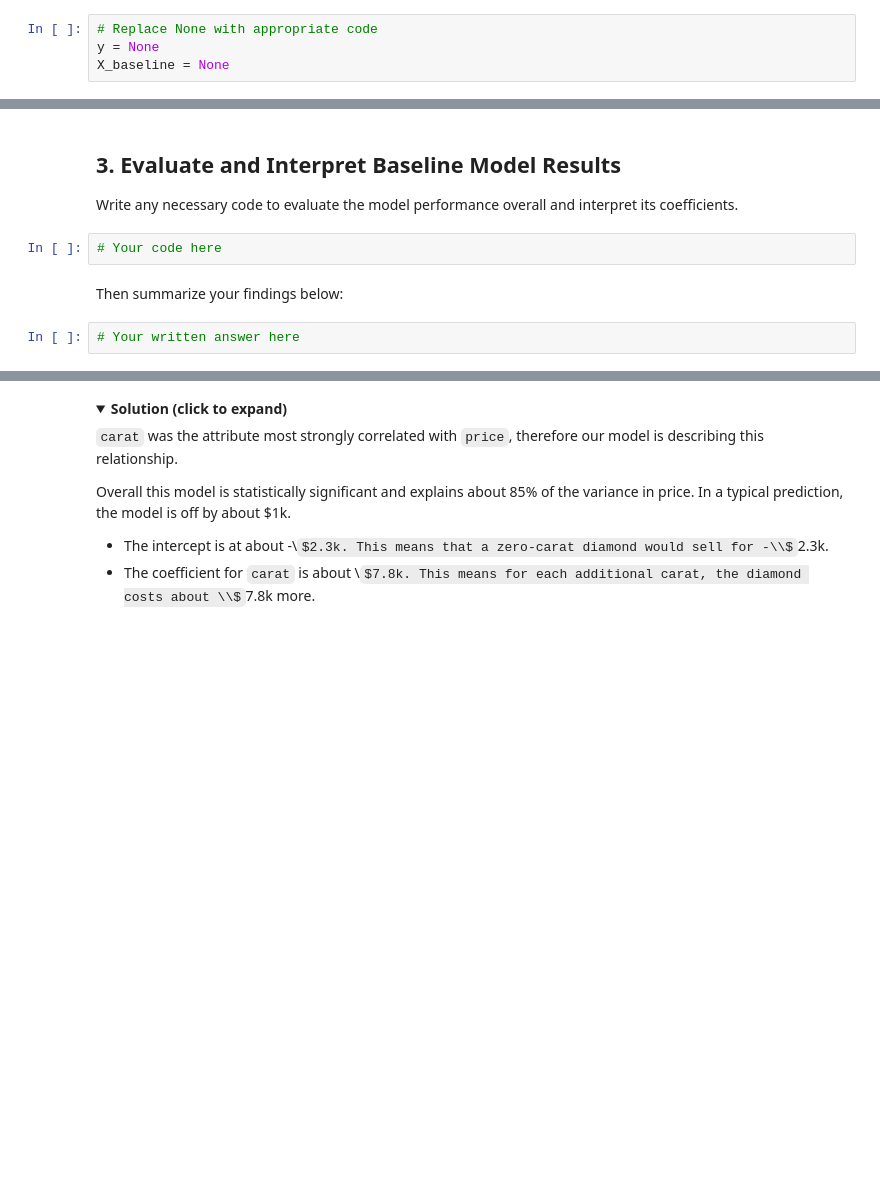
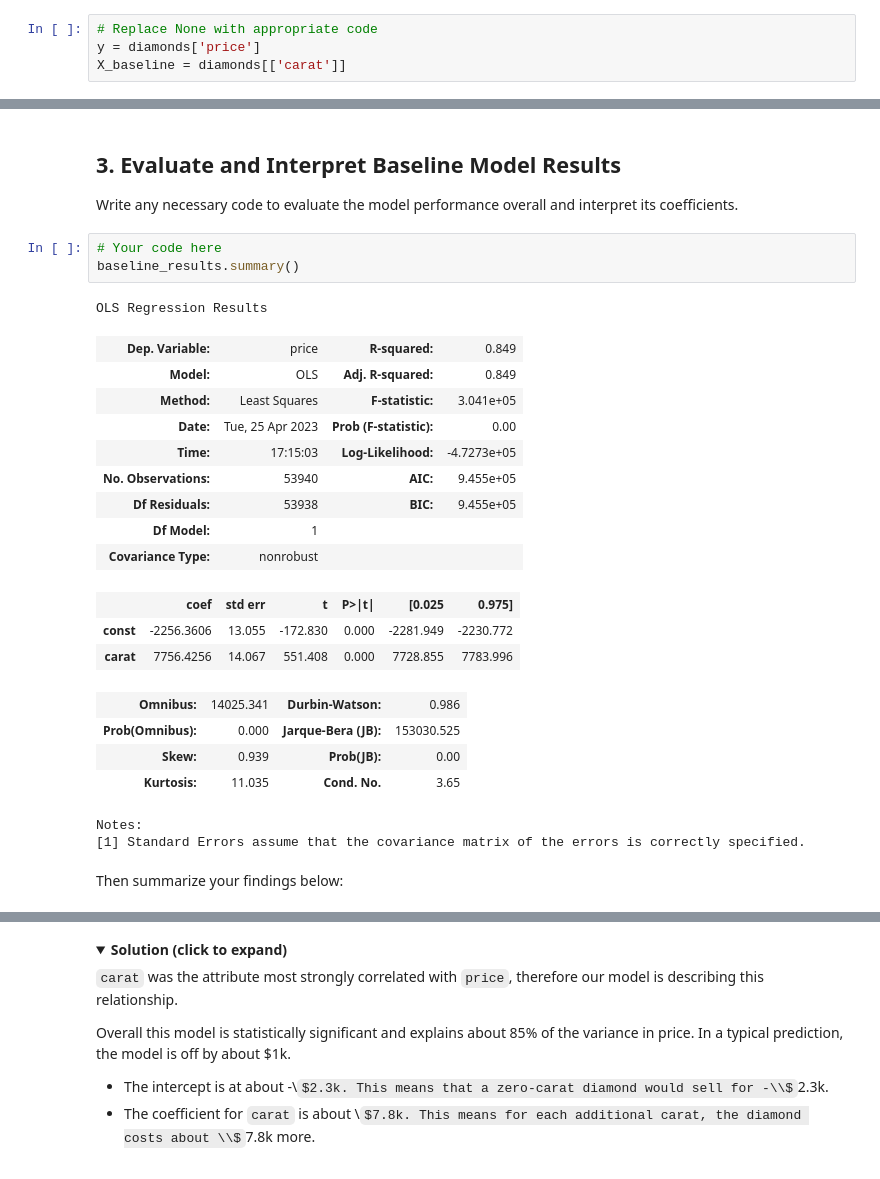
Before and after one commit to bmjaron/dsc-multiple-regression-cumulative-lab, a Jupyter notebook: index.ipynb, the cells around one changed output, grey strips where cells are left out. Cells and saved outputs as stored; diff of their text form; folded sections open; some formulas as TeX source; blank space fills up the shorter version.

```diff
--- a/index.ipynb
+++ b/index.ipynb
@@ -163,8 +193,8 @@ diamonds.sample(1000, random_state=1).plot.scatter(x=most_correlated, y="price")
 Declare `y` and `X_baseline` variables, where `y` is a Series containing `price` data and `X_baseline` is a DataFrame containing the column with the strongest correlation.
 # %%
 # Replace None with appropriate code
-y = None
-X_baseline = None
+y = diamonds['price']
+X_baseline = diamonds[['carat']]
 # %% [markdown]
 The following code checks that you created valid `y` and `X_baseline` variables:
 # %%
@@ -200,7 +230,26 @@ baseline_results = baseline_model.fit()
 Write any necessary code to evaluate the model performance overall and interpret its coefficients.
 # %%
 # Your code here
+baseline_results.summary()
+# %% [output]
+OLS Regression Results
+| Dep. Variable: | price | R-squared: | 0.849 |
+| Model: | OLS | Adj. R-squared: | 0.849 |
+| Method: | Least Squares | F-statistic: | 3.041e+05 |
+| Date: | Tue, 25 Apr 2023 | Prob (F-statistic): | 0.00 |
+| Time: | 17:15:03 | Log-Likelihood: | -4.7273e+05 |
+| No. Observations: | 53940 | AIC: | 9.455e+05 |
+| Df Residuals: | 53938 | BIC: | 9.455e+05 |
+| Df Model: | 1 |  |  |
+| Covariance Type: | nonrobust |  |  |
+|  | coef | std err | t | P>|t| | [0.025 | 0.975] |
+| const | -2256.3606 | 13.055 | -172.830 | 0.000 | -2281.949 | -2230.772 |
+| carat | 7756.4256 | 14.067 | 551.408 | 0.000 | 7728.855 | 7783.996 |
+| Omnibus: | 14025.341 | Durbin-Watson: | 0.986 |
+| Prob(Omnibus): | 0.000 | Jarque-Bera (JB): | 153030.525 |
+| Skew: | 0.939 | Prob(JB): | 0.00 |
+| Kurtosis: | 11.035 | Cond. No. | 3.65 |
+Notes:
+[1] Standard Errors assume that the covariance matrix of the errors is correctly specified.
 # %% [markdown]
 Then summarize your findings below:
-# %%
-# Your written answer here
```
Also changed, not shown: parts of 15 cells of this notebook.
